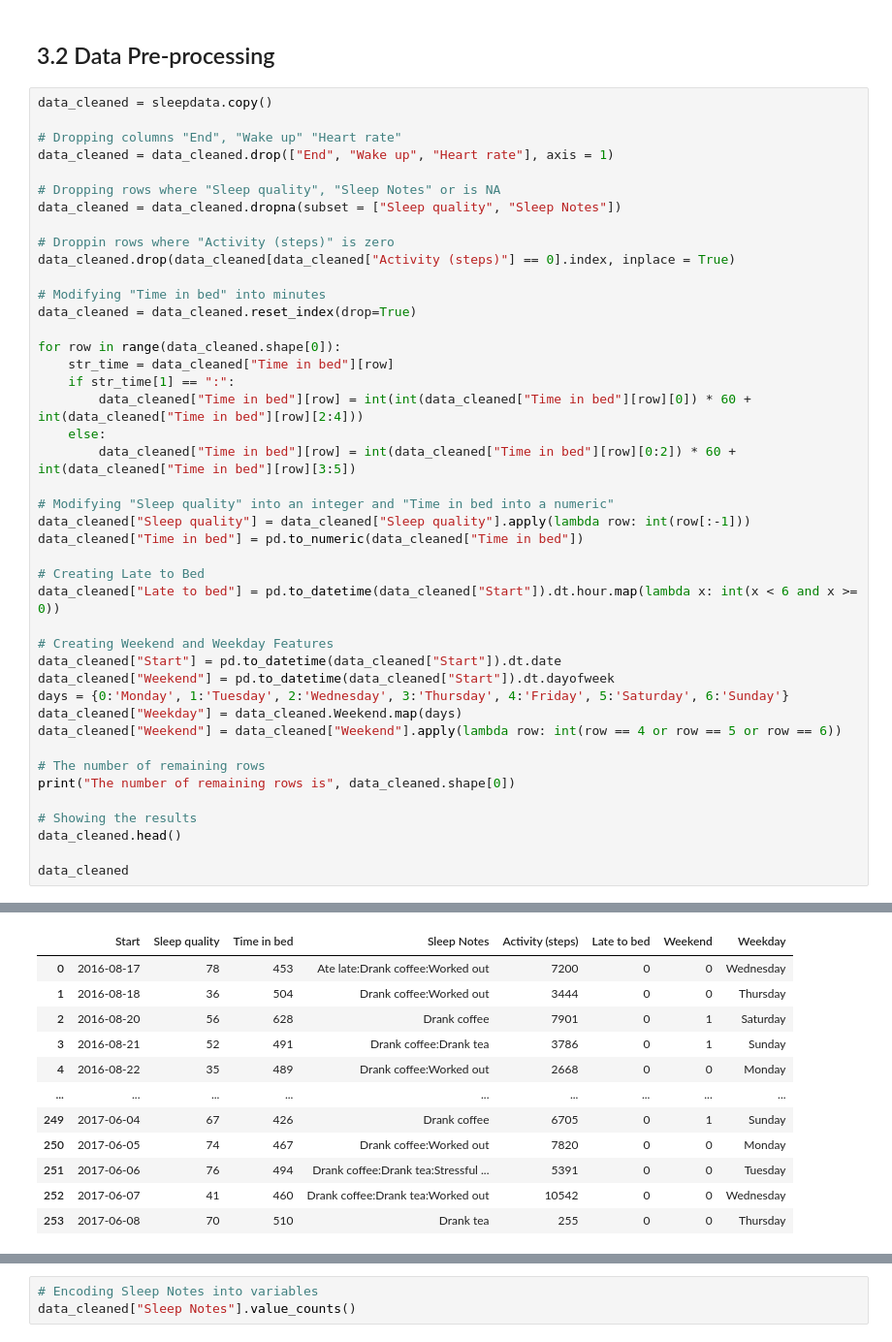
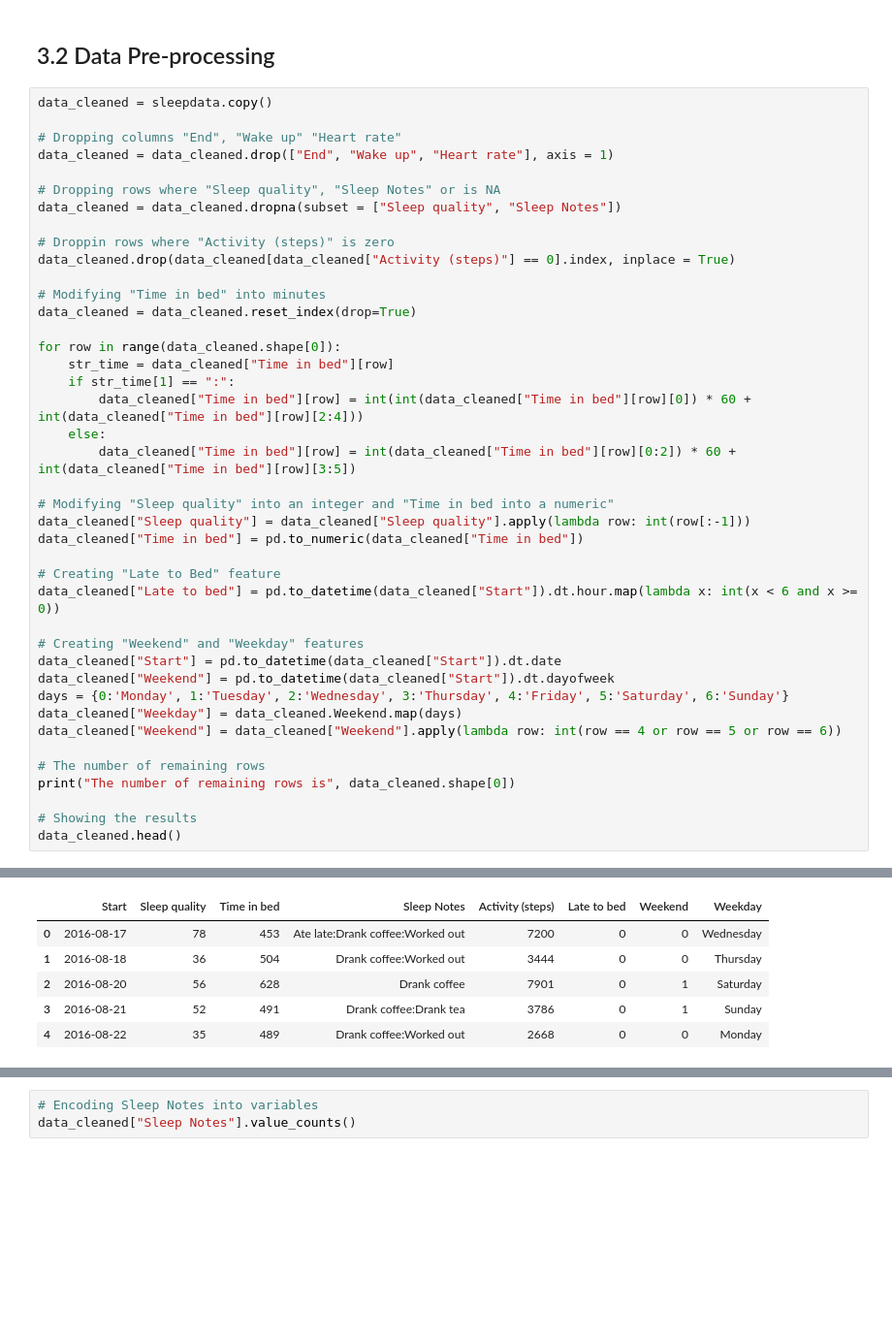
Before and after one commit to AkseliManninen/Sleep-Analysis-ML, a Jupyter notebook: SleepAnalysis.ipynb, the cells around one changed output, grey strips where cells are left out. Shown at 97% size. Saved outputs shown, nothing was run; the diff lists cells and outputs as text; blank space fills up the shorter version.

```diff
--- a/SleepAnalysis.ipynb
+++ b/SleepAnalysis.ipynb
@@ -163,42 +161,34 @@ for row in range(data_cleaned.shape[0]):
 data_cleaned["Sleep quality"] = data_cleaned["Sleep quality"].apply(lambda row: int(row[:-1]))
 data_cleaned["Time in bed"] = pd.to_numeric(data_cleaned["Time in bed"])
 
-# Creating Late to Bed
+# Creating "Late to Bed" feature
 data_cleaned["Late to bed"] = pd.to_datetime(data_cleaned["Start"]).dt.hour.map(lambda x: int(x < 6 and x >= 0))
 
-# Creating Weekend and Weekday Features
+# Creating "Weekend" and "Weekday" features
 data_cleaned["Start"] = pd.to_datetime(data_cleaned["Start"]).dt.date
 data_cleaned["Weekend"] = pd.to_datetime(data_cleaned["Start"]).dt.dayofweek
 days = {0:'Monday', 1:'Tuesday', 2:'Wednesday', 3:'Thursday', 4:'Friday', 5:'Saturday', 6:'Sunday'}
 data_cleaned["Weekday"] = data_cleaned.Weekend.map(days)
 data_cleaned["Weekend"] = data_cleaned["Weekend"].apply(lambda row: int(row == 4 or row == 5 or row == 6))
 
 # The number of remaining rows
 print("The number of remaining rows is", data_cleaned.shape[0])
 
 # Showing the results
 data_cleaned.head()
-
-data_cleaned
 # %% [output]
 A value is trying to be set on a copy of a slice from a DataFrame
 
 See the caveats in the documentation: https://pandas.pydata.org/pandas-docs/stable/user_guide/indexing.html#returning-a-view-versus-a-copy
   data_cleaned["Time in bed"][row] = int(int(data_cleaned["Time in bed"][row][0]) * 60 + int(data_cleaned["Time in bed"][row][2:4]))
 A value is trying to be set on a copy of a slice from a DataFrame
 
 See the caveats in the documentation: https://pandas.pydata.org/pandas-docs/stable/user_guide/indexing.html#returning-a-view-versus-a-copy
   data_cleaned["Time in bed"][row] = int(data_cleaned["Time in bed"][row][0:2]) * 60 + int(data_cleaned["Time in bed"][row][3:5])
 The number of remaining rows is 254
 |  | Start | Sleep quality | Time in bed | Sleep Notes | Activity (steps) | Late to bed | Weekend | Weekday |
 | 0 | 2016-08-17 | 78 | 453 | Ate late:Drank coffee:Worked out | 7200 | 0 | 0 | Wednesday |
 | 1 | 2016-08-18 | 36 | 504 | Drank coffee:Worked out | 3444 | 0 | 0 | Thursday |
 | 2 | 2016-08-20 | 56 | 628 | Drank coffee | 7901 | 0 | 1 | Saturday |
 | 3 | 2016-08-21 | 52 | 491 | Drank coffee:Drank tea | 3786 | 0 | 1 | Sunday |
 | 4 | 2016-08-22 | 35 | 489 | Drank coffee:Worked out | 2668 | 0 | 0 | Monday |
-| ... | ... | ... | ... | ... | ... | ... | ... | ... |
-| 249 | 2017-06-04 | 67 | 426 | Drank coffee | 6705 | 0 | 1 | Sunday |
-| 250 | 2017-06-05 | 74 | 467 | Drank coffee:Worked out | 7820 | 0 | 0 | Monday |
-| 251 | 2017-06-06 | 76 | 494 | Drank coffee:Drank tea:Stressful ... | 5391 | 0 | 0 | Tuesday |
-| 252 | 2017-06-07 | 41 | 460 | Drank coffee:Drank tea:Worked out | 10542 | 0 | 0 | Wednesday |
-| 253 | 2017-06-08 | 70 | 510 | Drank tea | 255 | 0 | 0 | Thursday |
```
Also changed, not shown: parts of 18 cells of this notebook.
